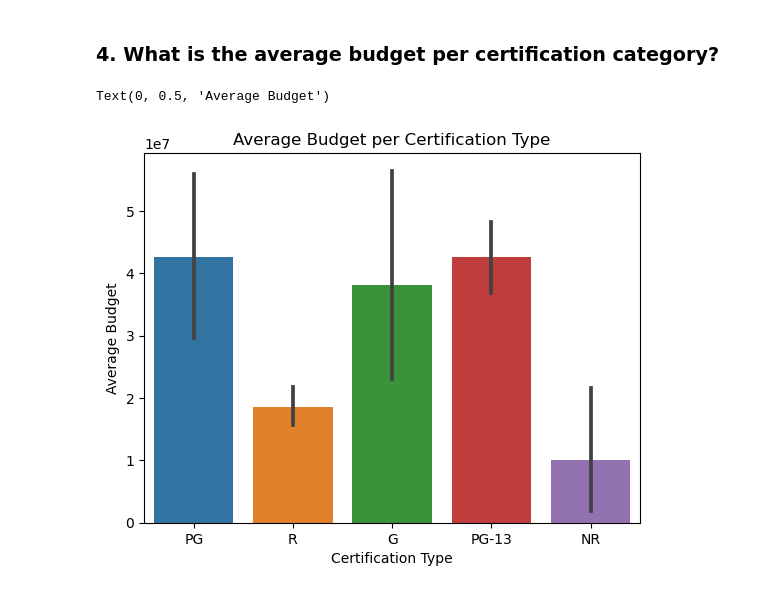
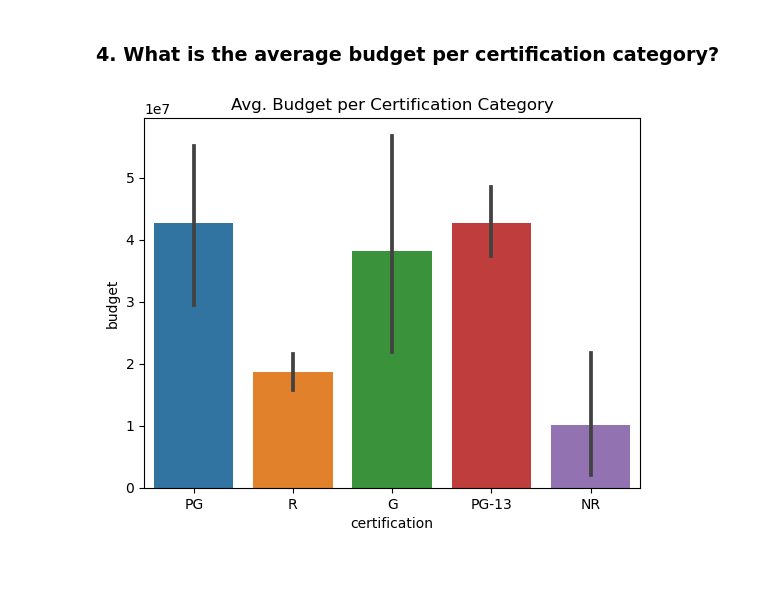
Before and after one commit to paulf35/Project-3---Movies, a Jupyter notebook: Project 3 - Part 3 - EDA.ipynb, the cells around one changed output. Saved outputs shown, nothing was run; the diff lists cells and outputs as text; code cells hidden in the pictures.

```diff
--- a/Project 3 - Part 3 - EDA.ipynb
+++ b/Project 3 - Part 3 - EDA.ipynb
@@ -100,12 +92,9 @@ Text(0, 0.5, 'Average Revenue')
 # %% [markdown]
 ### 4. What is the average budget per certification category?
 # %%
-sns.barplot(data=budget_df, x='certification', y='budget');
+ax = sns.barplot(data=budget_df, x='certification', y='budget');
 
 # Set the title and axis labels
-plt.title('Average Budget per Certification Type')
-plt.xlabel('Certification Type')
-plt.ylabel('Average Budget')
+ax.set_title('Avg. Budget per Certification Category');
 # %% [output]
-Text(0, 0.5, 'Average Budget')
-[figure, old version]
+[figure, new version]
```
Also changed, not shown: parts of 2 cells of this notebook, 1 other file.
